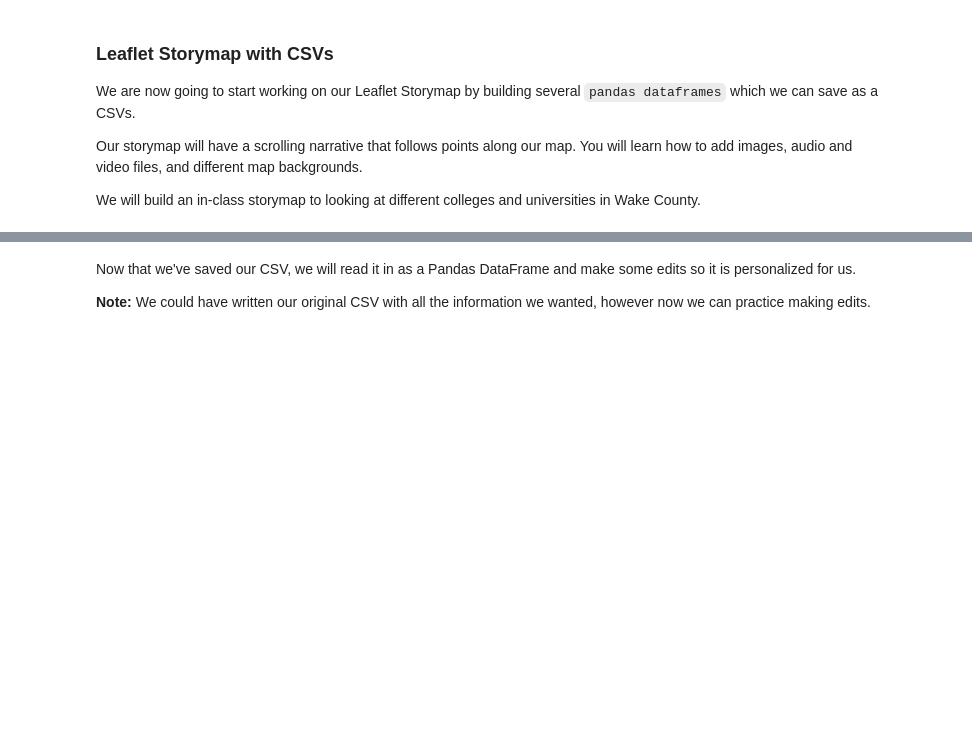
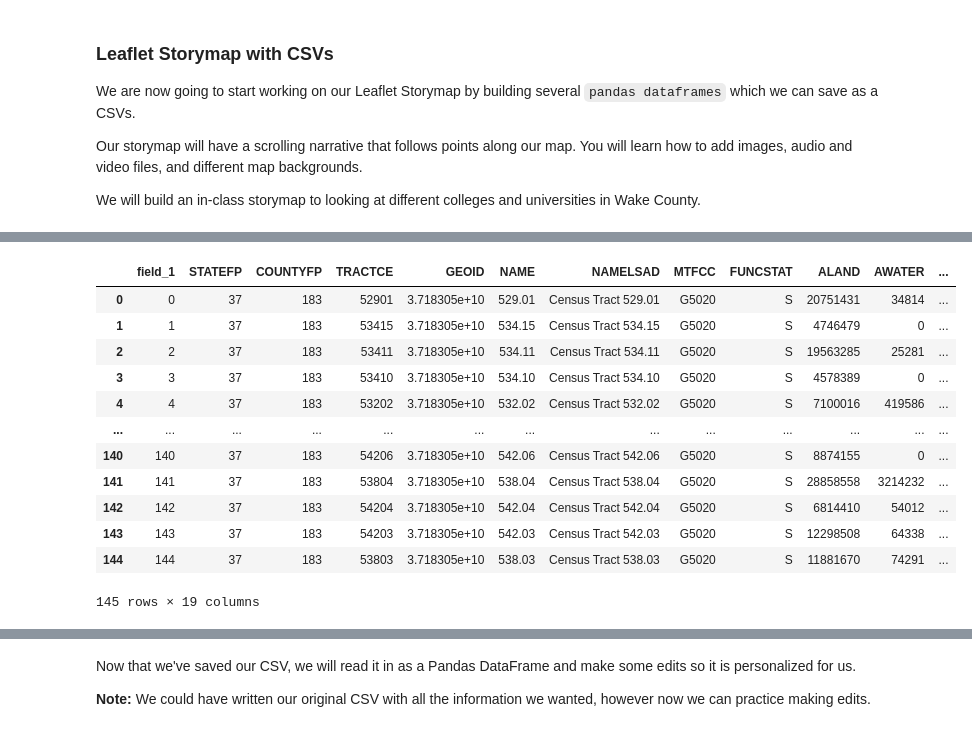
Before and after one commit to cmnottin/Final_Project, a Jupyter notebook: storymap.ipynb, the cells around one changed output, grey strips where cells are left out. Drawn from its saved outputs; the diff is of its cells as text; code cells hidden in the pictures; blank space fills up the shorter version.

```diff
--- a/storymap.ipynb
+++ b/storymap.ipynb
@@ -60,3 +82,19 @@ EJshp.head()
+# %%
+SI
+# %% [output]
+|  | field_1 | STATEFP | COUNTYFP | TRACTCE | GEOID | NAME | NAMELSAD | MTFCC | FUNCSTAT | ALAND | AWATER | ... |
+| 0 | 0 | 37 | 183 | 52901 | 3.718305e+10 | 529.01 | Census Tract 529.01 | G5020 | S | 20751431 | 34814 | ... |
+| 1 | 1 | 37 | 183 | 53415 | 3.718305e+10 | 534.15 | Census Tract 534.15 | G5020 | S | 4746479 | 0 | ... |
+| 2 | 2 | 37 | 183 | 53411 | 3.718305e+10 | 534.11 | Census Tract 534.11 | G5020 | S | 19563285 | 25281 | ... |
+| 3 | 3 | 37 | 183 | 53410 | 3.718305e+10 | 534.10 | Census Tract 534.10 | G5020 | S | 4578389 | 0 | ... |
+| 4 | 4 | 37 | 183 | 53202 | 3.718305e+10 | 532.02 | Census Tract 532.02 | G5020 | S | 7100016 | 419586 | ... |
+| ... | ... | ... | ... | ... | ... | ... | ... | ... | ... | ... | ... | ... |
+| 140 | 140 | 37 | 183 | 54206 | 3.718305e+10 | 542.06 | Census Tract 542.06 | G5020 | S | 8874155 | 0 | ... |
+| 141 | 141 | 37 | 183 | 53804 | 3.718305e+10 | 538.04 | Census Tract 538.04 | G5020 | S | 28858558 | 3214232 | ... |
+| 142 | 142 | 37 | 183 | 54204 | 3.718305e+10 | 542.04 | Census Tract 542.04 | G5020 | S | 6814410 | 54012 | ... |
+| 143 | 143 | 37 | 183 | 54203 | 3.718305e+10 | 542.03 | Census Tract 542.03 | G5020 | S | 12298508 | 64338 | ... |
+| 144 | 144 | 37 | 183 | 53803 | 3.718305e+10 | 538.03 | Census Tract 538.03 | G5020 | S | 11881670 | 74291 | ... |
+145 rows × 19 columns
 # %% [markdown]
 First, we will create an `Options.csv` file and save it in our `csv/` directory. We will create this CSV to look like the **Options** tab in the Google Sheet from the HODV exercise.
 
```
Also changed, not shown: parts of 13 cells of this notebook.
